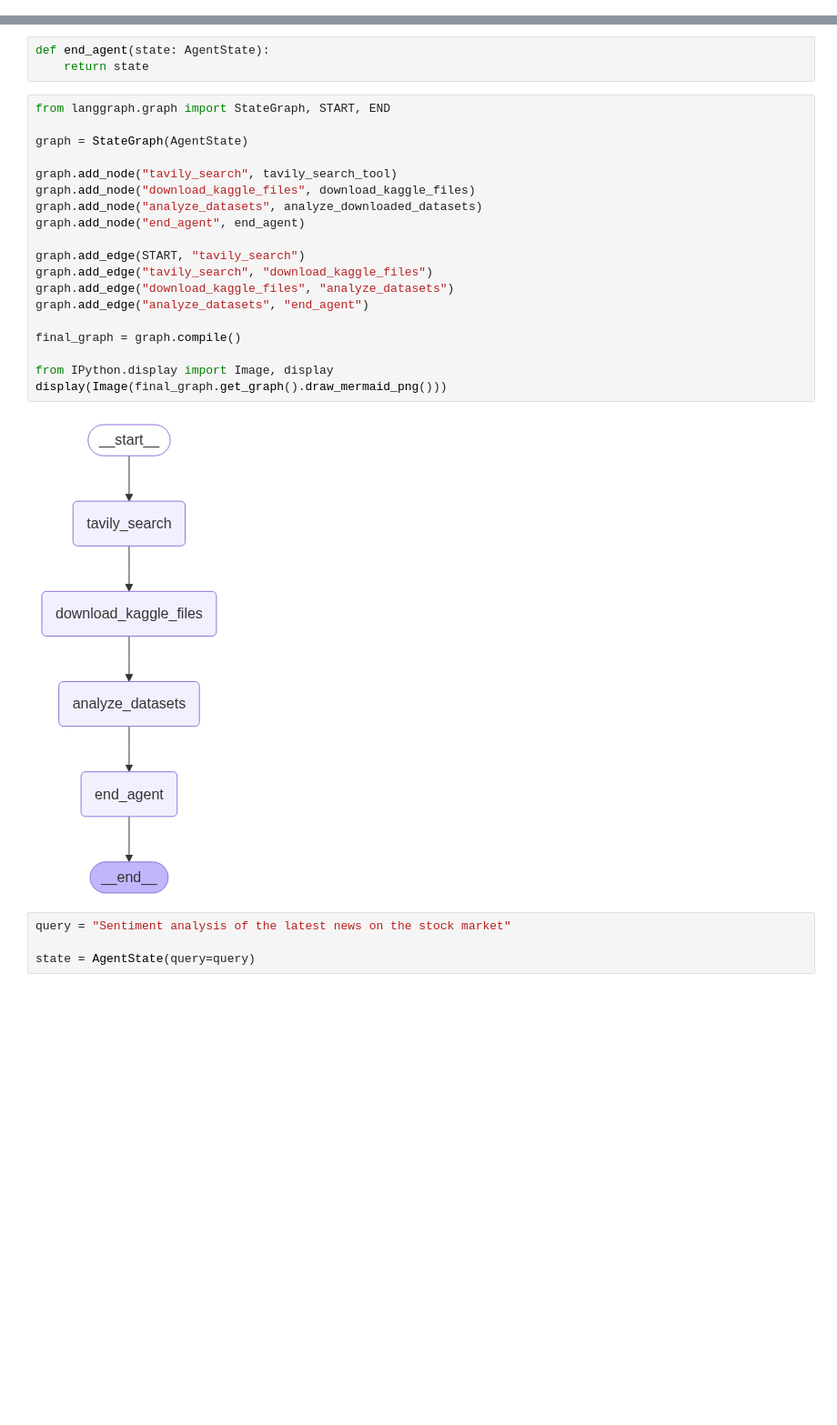
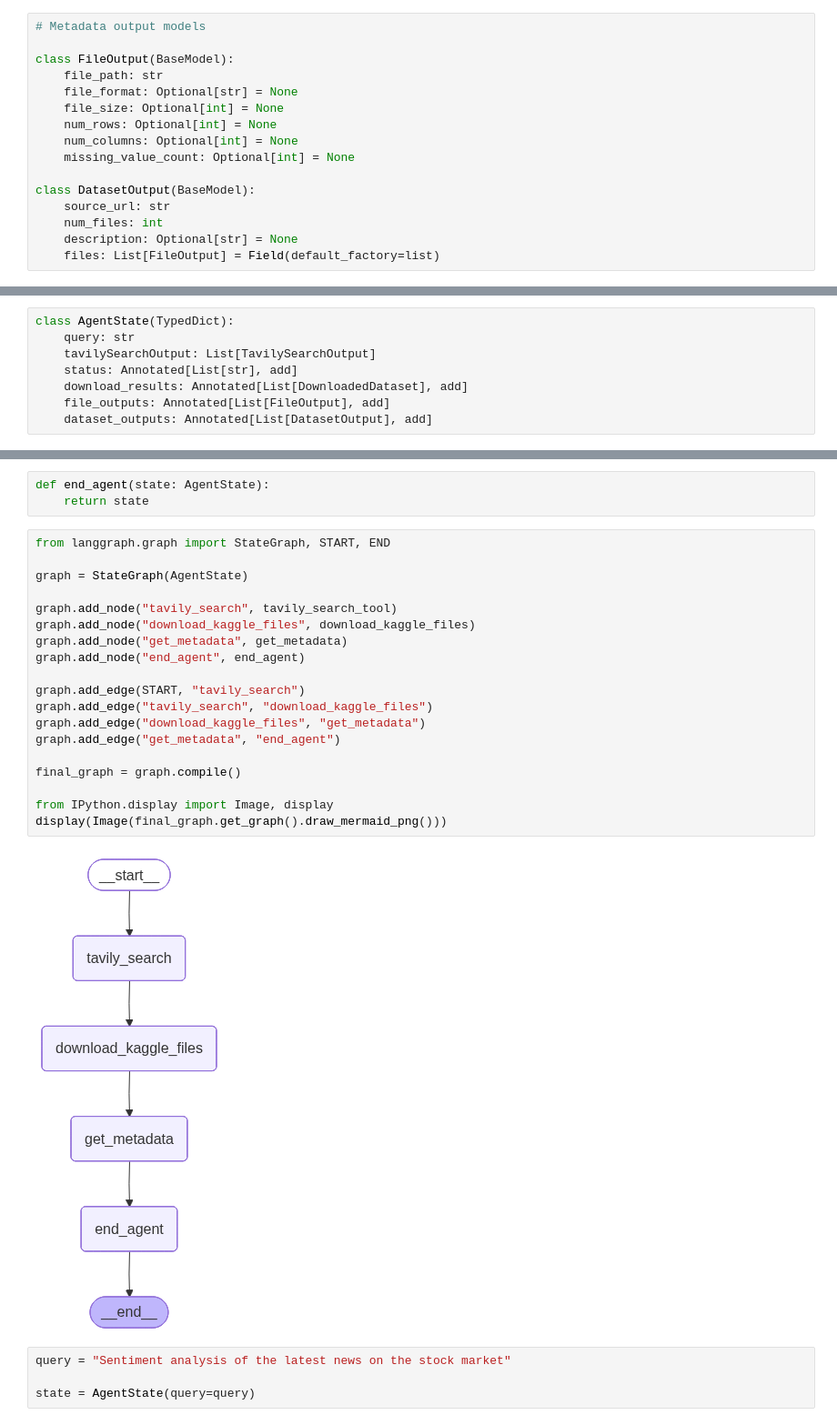
Before and after one commit to riyanshibohra/Nexora, a Jupyter notebook: test_2.ipynb, the cells around one changed output, grey strips where cells are left out. Shown at 91% size. Drawn from its saved outputs; the diff is of its cells as text; blank space fills up the shorter version.

Commit message:
add get_metadata function

```diff
--- a/test_2.ipynb
+++ b/test_2.ipynb
@@ -122,0 +83,16 @@ class AgentState(TypedDict):
+# %%
+# Metadata output models
+
+class FileOutput(BaseModel):
+    file_path: str
+    file_format: Optional[str] = None
+    file_size: Optional[int] = None
+    num_rows: Optional[int] = None
+    num_columns: Optional[int] = None
+    missing_value_count: Optional[int] = None
+
+class DatasetOutput(BaseModel):
+    source_url: str
+    num_files: int
+    description: Optional[str] = None
+    files: List[FileOutput] = Field(default_factory=list)
@@ -123,3 +109,11 @@ class AgentState(TypedDict):
+# %%
+class AgentState(TypedDict):
+    query: str
+    tavilySearchOutput: List[TavilySearchOutput]
+    status: Annotated[List[str], add]
+    download_results: Annotated[List[DownloadedDataset], add]
+    file_outputs: Annotated[List[FileOutput], add]
+    dataset_outputs: Annotated[List[DatasetOutput], add]
 # %%
 # This function takes your search term, looks it up on dataset-heavy sites, filters duplicates, and returns a clean list of dataset pages.
 
@@ -573,24 +329,24 @@ def end_agent(state: AgentState):
 # %%
 from langgraph.graph import StateGraph, START, END
 
 graph = StateGraph(AgentState)
 
 graph.add_node("tavily_search", tavily_search_tool)
 graph.add_node("download_kaggle_files", download_kaggle_files)
-graph.add_node("analyze_datasets", analyze_downloaded_datasets)
+graph.add_node("get_metadata", get_metadata)
 graph.add_node("end_agent", end_agent)
 
 graph.add_edge(START, "tavily_search")
 graph.add_edge("tavily_search", "download_kaggle_files")
-graph.add_edge("download_kaggle_files", "analyze_datasets")
-graph.add_edge("analyze_datasets", "end_agent")
+graph.add_edge("download_kaggle_files", "get_metadata")
+graph.add_edge("get_metadata", "end_agent")
 
 final_graph = graph.compile()
 
 from IPython.display import Image, display
 display(Image(final_graph.get_graph().draw_mermaid_png()))
 # %% [output]
-[figure, old version]
+[figure, new version]
 # %%
 query = "Sentiment analysis of the latest news on the stock market"
 
```
Also changed, not shown: parts of 7 cells of this notebook, 1 other file.
